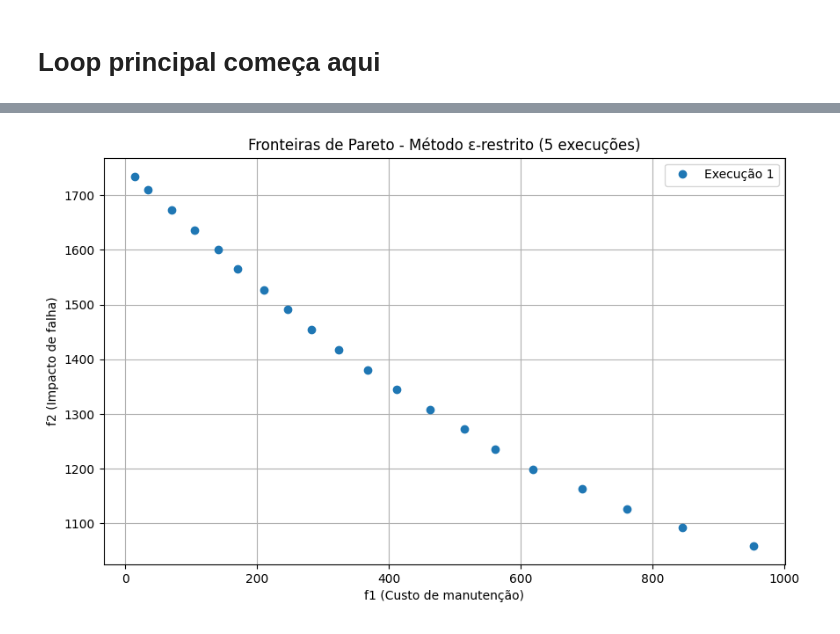
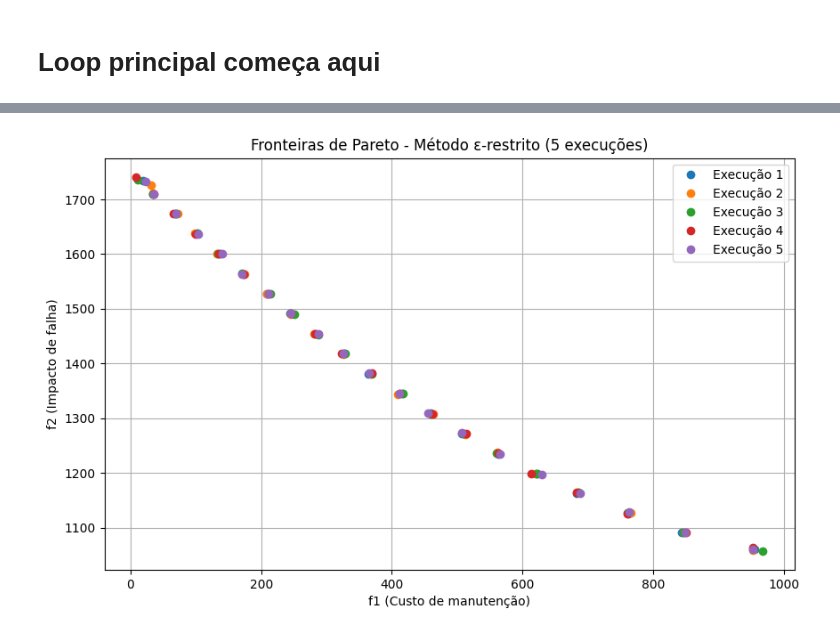
Before and after one commit to RaphaelLeivas/td-2025-1, a Jupyter notebook: tc2-refactor-epsilon/tc2-refactor-epsilon.ipynb, the cells around one changed output, grey strips where cells are left out. Saved outputs shown, nothing was run; the diff lists cells and outputs as text; code cells hidden in the pictures.

Commit message:
fronteira com epsilon restrito funcional 20 pontos 5 vezes

```diff
--- a/tc2-refactor-epsilon/tc2-refactor-epsilon.ipynb
+++ b/tc2-refactor-epsilon/tc2-refactor-epsilon.ipynb
@@ -13,12 +14,13 @@ class Struct:
 import matplotlib.pyplot as plt
 import numpy as np
 
-num_execucoes = 1
+num_execucoes = 5
 max_num_sol_avaliadas = 1000
 kmax = 3
 
 convergencias = []
 melhores_fitness = []
+data = []
 
 # gera os epsilons
 min_f2 = 1048.17
@@ -123,6 +125,15 @@ for execucao in range(num_execucoes):
     historico_fronteira.f1.append(f1_solucoes)
     historico_fronteira.f2.append(f2_solucoes)
 
+    data.append(f1_solucoes)
+    data.append(f2_solucoes)
+
+with open('fronteiras_epsilon.csv', mode='w', newline='') as file:
+    writer = csv.writer(file)
+    writer.writerows(data)
+    file.close()
+
+
 # Plotagem dos resultados
 plt.figure(figsize=(10, 6))
 for i in range(num_execucoes):
@@ -154 +165 @@ Rodando numero 20 ε = 1745.49 em 2025-06-01 12:19:38.259957
-[figure, old version]
+[figure, new version]
```
Also changed, not shown: parts of 2 cells of this notebook, 4 other files.
